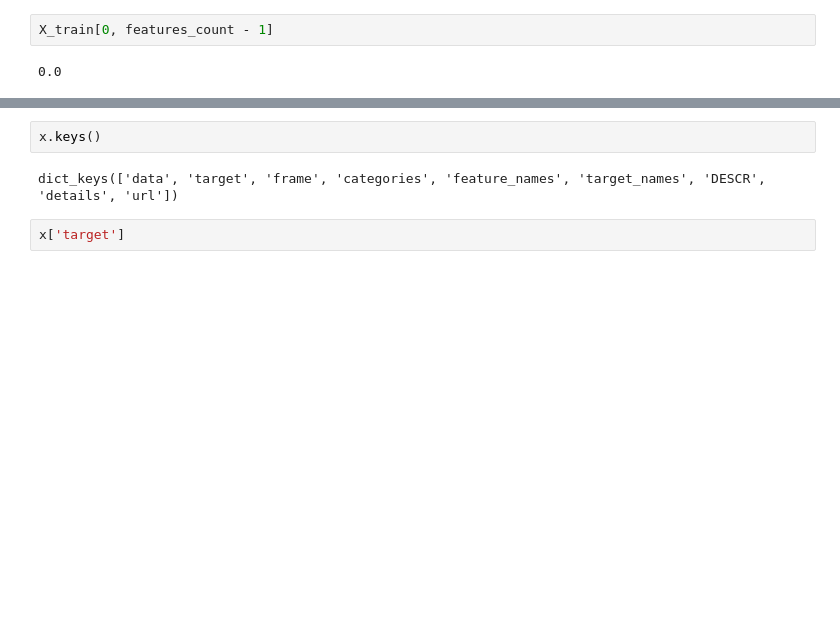
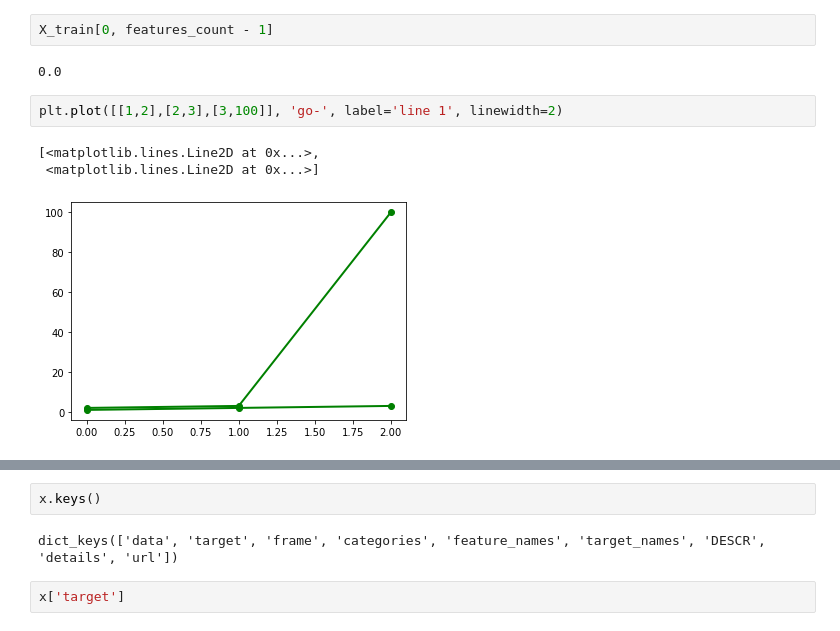
Before and after one commit to be-y-a/smth, a Jupyter notebook: OZON/ML/HOMEWORKS/HW2/knn/Homework2.ipynb, the cells around one changed output, grey strips where cells are left out. Saved outputs shown, nothing was run; the diff lists cells and outputs as text; blank space fills up the shorter version.

```diff
--- a/OZON/ML/HOMEWORKS/HW2/knn/Homework2.ipynb
+++ b/OZON/ML/HOMEWORKS/HW2/knn/Homework2.ipynb
@@ -67,3 +95,9 @@ X_train.shape
 X_train[0, features_count - 1]
 # %% [output]
 0.0
+# %%
+plt.plot([[1,2],[2,3],[3,100]], 'go-', label='line 1', linewidth=2)
+# %% [output]
+[<matplotlib.lines.Line2D at 0x...>,
+ <matplotlib.lines.Line2D at 0x...>]
+[figure, added]
```
Also changed, not shown: parts of 7 cells of this notebook.
